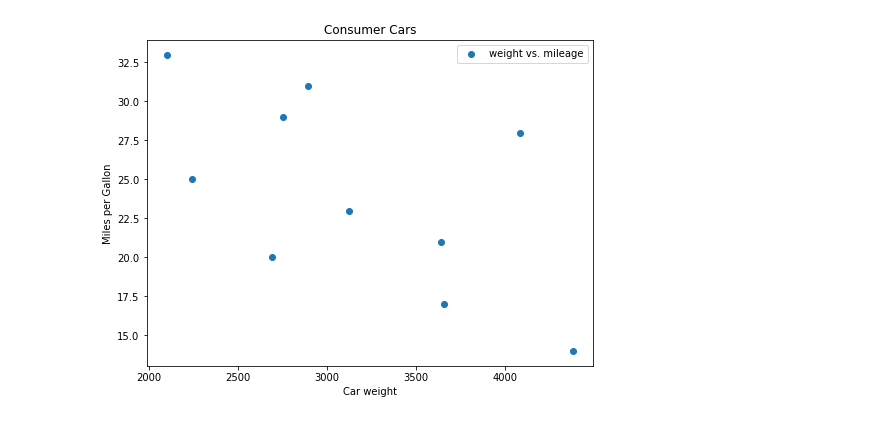
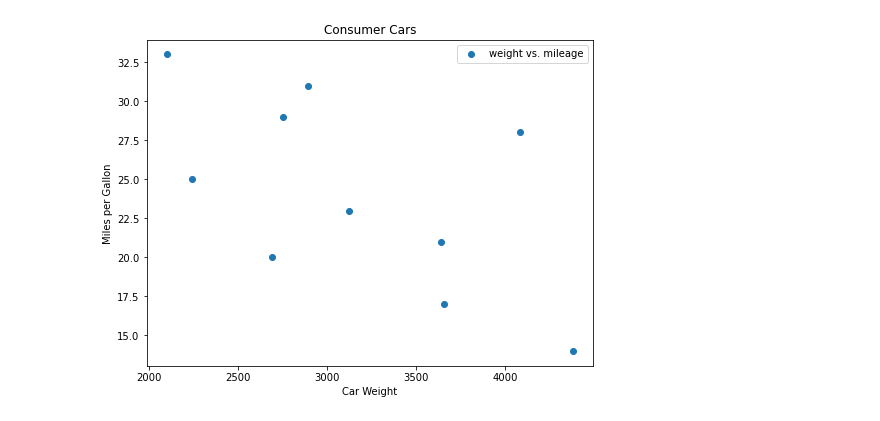
Before and after one commit to learn-co-curriculum/dsc-data-viz-lab, a Jupyter notebook: index.ipynb, the cells around one changed output. Cells and saved outputs as stored; diff of their text form; code cells hidden in the pictures.

```diff
--- a/index.ipynb
+++ b/index.ipynb
@@ -74,21 +82,20 @@ Looking the scatter plot, how would you describe the relationship between these
 # %%
 weight = [2750, 3125, 2100, 4082, 2690, 3640, 4380, 2241, 2895, 3659]
 mpg = [29, 23, 33, 28, 20, 21, 14, 25, 31, 17]
 
-# Set the figure size in inches
-plt.figure(figsize=(8,6))
+# Create the plot
+fig, ax = plt.subplots(figsize=(8,6))
 
-plt.scatter(weight, mpg, label = "weight vs. mileage" )
+# Plot with scatter()
+ax.scatter(weight, mpg)
 
-# Set x and y axes labels and title
-plt.xlabel('Car weight')
-plt.ylabel('Miles per Gallon')
-
-plt.title('Consumer Cars')
-plt.legend()
-plt.show()
+# Set x and y axes labels, legend, and title
+ax.set_xlabel("Car Weight")
+ax.set_ylabel("Miles per Gallon")
+ax.legend(["weight vs. mileage"])
+ax.set_title("Consumer Cars");
 # %% [output]
-[figure, old version]
+[figure, new version]
 # %% [markdown]
 ## Exercise 3
 
```
Also changed, not shown: parts of 8 cells of this notebook, 10 other files.
